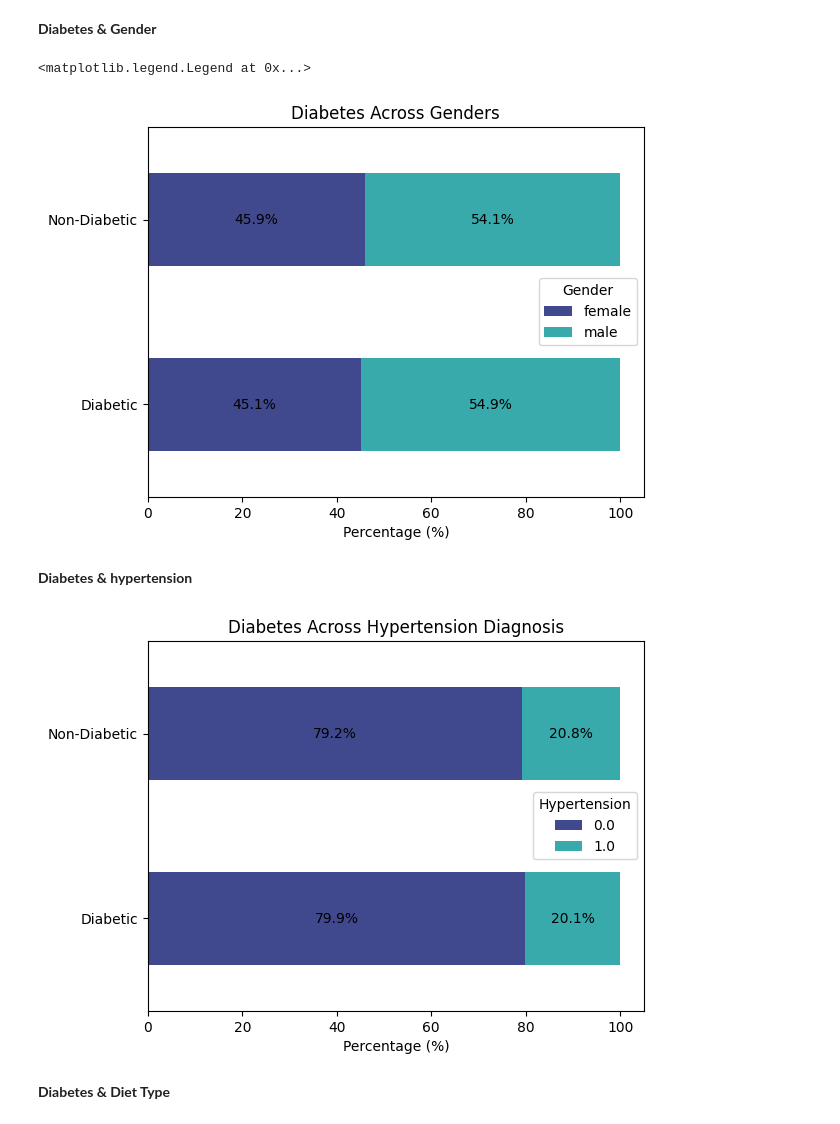
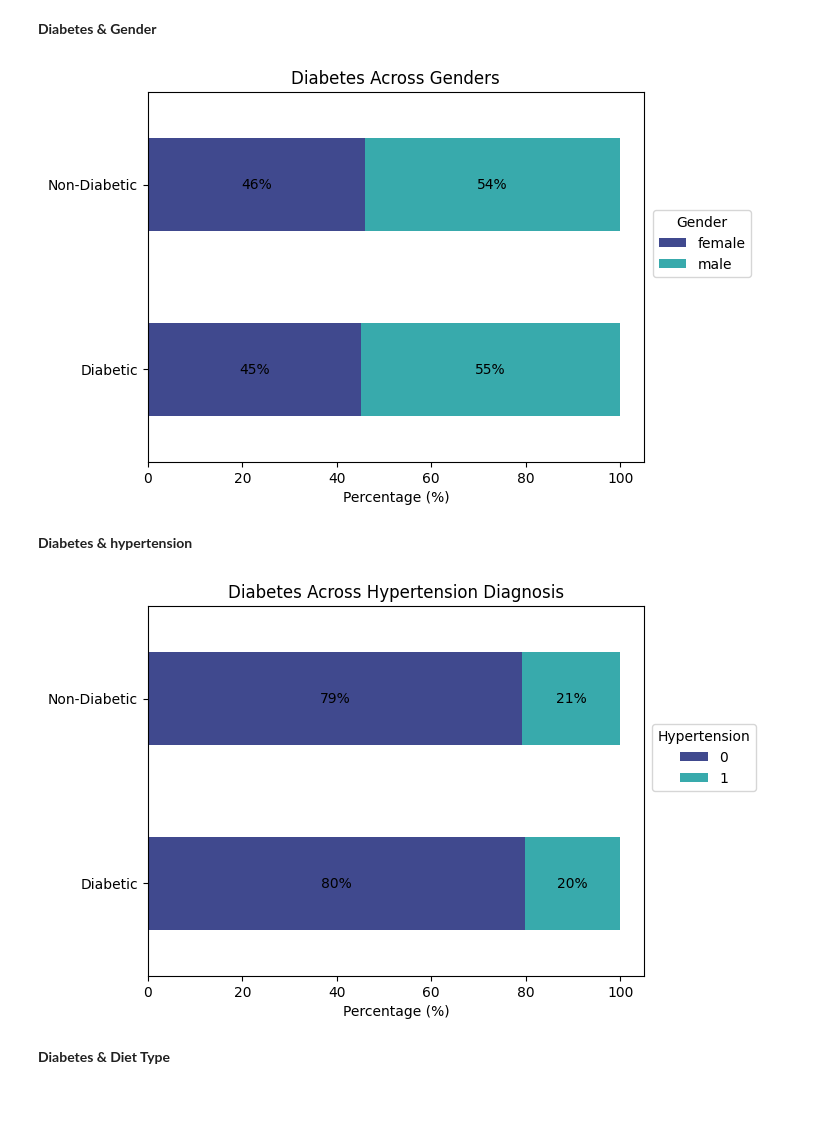
Before and after one commit to isabella-madiedo/Diabetes-Datathon, a Jupyter notebook: Code/exploratory_data_analysis.ipynb, the cells around one changed output. Cells and saved outputs as stored; diff of their text form; code cells hidden in the pictures.

```diff
--- a/Code/exploratory_data_analysis.ipynb
+++ b/Code/exploratory_data_analysis.ipynb
@@ -119,7 +119,7 @@ Passing `palette` without assigning `hue` is deprecated and will be removed in v
 # %%
 # Create a function to generated a percentage staked bar graph for the analysis of cat variables
 
-def stacked_viz(col, colors, title, legend):
+def stacked_viz(col, colors, title, legend, pos, order):
 
     """
     Creates a stacked bar chart showing the percentage of diabetes acros categories
@@ -129,6 +129,7 @@ def stacked_viz(col, colors, title, legend):
         colors: number of palette colours required (equals the number of categories)
         title: title for the graph
         legend: title for the graph's legend
+        pos: legend position
 
     Returns:
         tuple: A tuple containing:
@@ -137,6 +138,7 @@ def stacked_viz(col, colors, title, legend):
     """
 
     grouped = clean_data.groupby(['diabetes', col]).size().reset_index(name='count')
+    grouped[col] = pd.Categorical(grouped[col], categories=order, ordered=True)
     grouped['percent'] = grouped['count'] / grouped.groupby('diabetes')['count'].transform('sum') * 100
     grouped['diabetes_cat'] = grouped['diabetes'].map(diabetes_cat_map)
     pivot = grouped.pivot(index='diabetes_cat', columns=col, values='percent').fillna(0)
@@ -148,29 +150,28 @@ def stacked_viz(col, colors, title, legend):
     for container in ax.containers:
         ax.bar_label(
             container,
-            fmt='%.1f%%',
+            labels = [f'{v:.0f}%' if v > 0.16 else '' for v in container.datavalues],
             label_type='center'
         )
 
     plt.title(title)
     plt.ylabel('')
     plt.xlabel('Percentage (%)')
-    plt.legend(title=legend)
+    plt.legend(title=legend, loc='upper right', bbox_to_anchor=pos)
 
     return fig, ax
 # %% [markdown]
 **Diabetes & Gender**
 # %%
-fig , ax = stacked_viz('gender', 2, 'Diabetes Across Genders', 'Gender')
+fig , ax = stacked_viz('gender', 2, 'Diabetes Across Genders', 'Gender',(1.23,0.7), ['female', 'male'])
 # %% [output]
-<matplotlib.legend.Legend at 0x...>
-[figure, old version]
+[figure, new version]
 # %% [markdown]
 **Diabetes & hypertension**
 # %%
-fig , ax = stacked_viz('hypertension', 2, 'Diabetes Across Hypertension Diagnosis', 'Hypertension')
+fig , ax = stacked_viz('hypertension', 2, 'Diabetes Across Hypertension Diagnosis', 'Hypertension', (1.24,0.7), [0, 1])
 # %% [output]
-[figure, old version]
+[figure, new version]
 # %% [markdown]
 **Diabetes & Diet Type**
 # %% [markdown]
```
Also changed, not shown: parts of 4 cells of this notebook.
